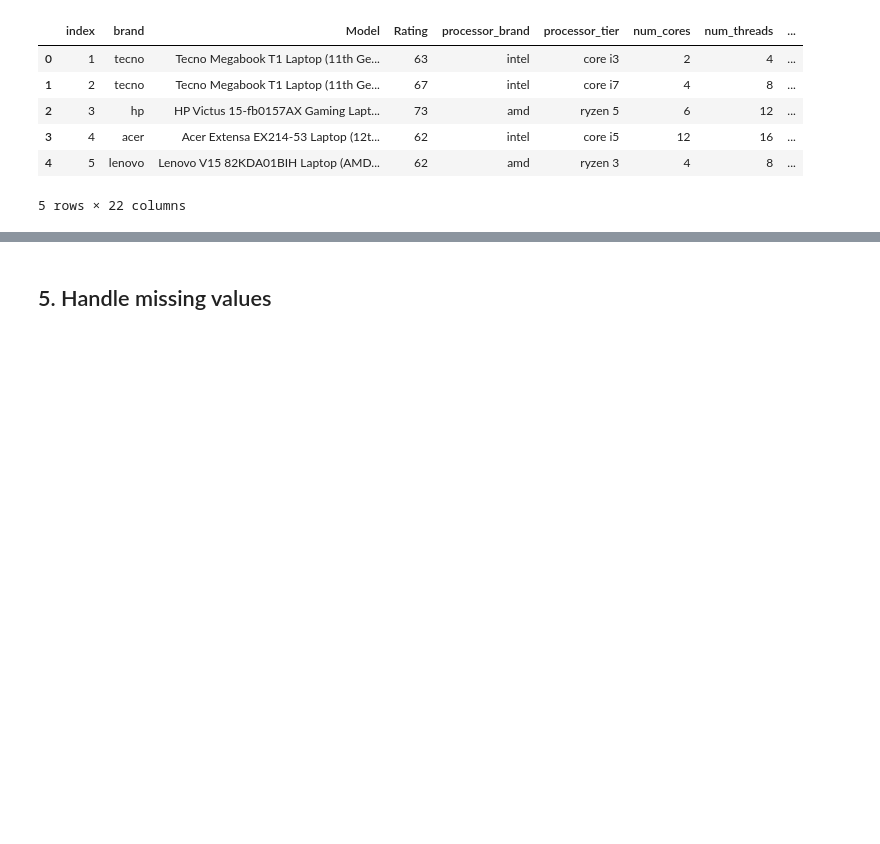
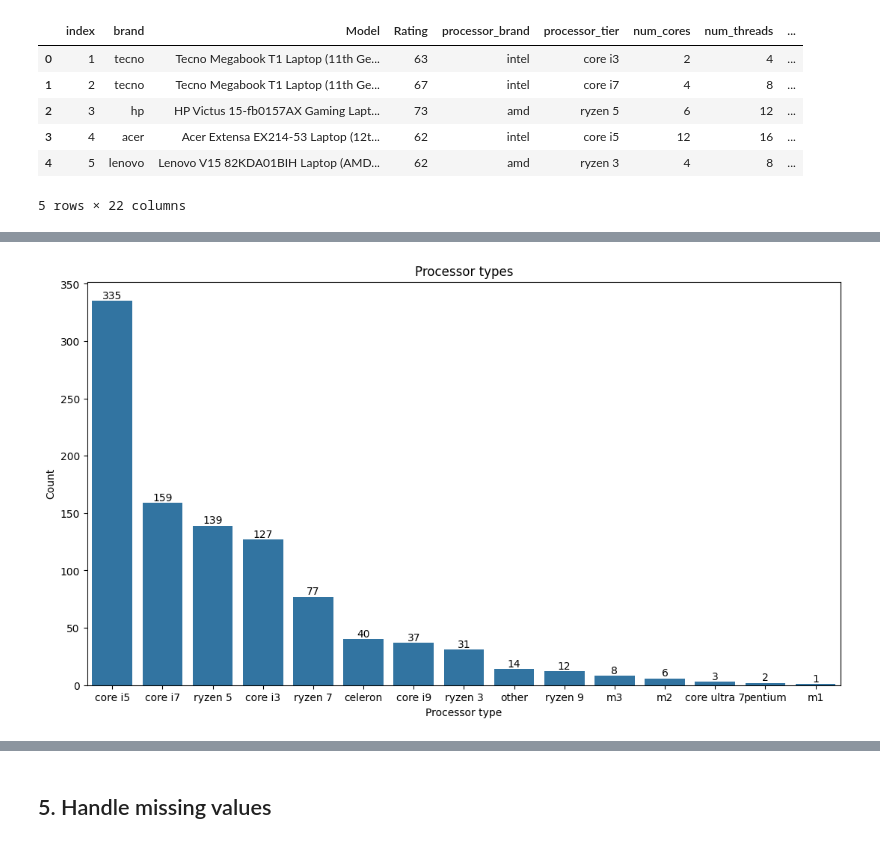
Before and after one commit to DSCI-310-2024/DSCI-310-Group_13, a Jupyter notebook: report.ipynb, the cells around one changed output, grey strips where cells are left out. Cells and saved outputs as stored; diff of their text form; code cells hidden in the pictures; blank space fills up the shorter version.

```diff
--- a/report.ipynb
+++ b/report.ipynb
@@ -402,3 +425,18 @@ df.head()
+# %%
+import seaborn as sns
+import matplotlib.pyplot as plt
+
+plt.figure(figsize=(13,7))
+processor_tier_counts = categorical['processor_tier'].value_counts()
+axis = sns.barplot(x=processor_tier_counts.index, y=processor_tier_counts.values)
+axis.bar_label(axis.containers[0], fontsize=10)
+plt.xlabel('Processor type')
+plt.ylabel('Count')
+plt.title('Processor types')
+
+plt.show()
+# %% [output]
+[figure, added]
 # %%
 import altair as alt
 
```
Also changed, not shown: parts of 4 cells of this notebook.
